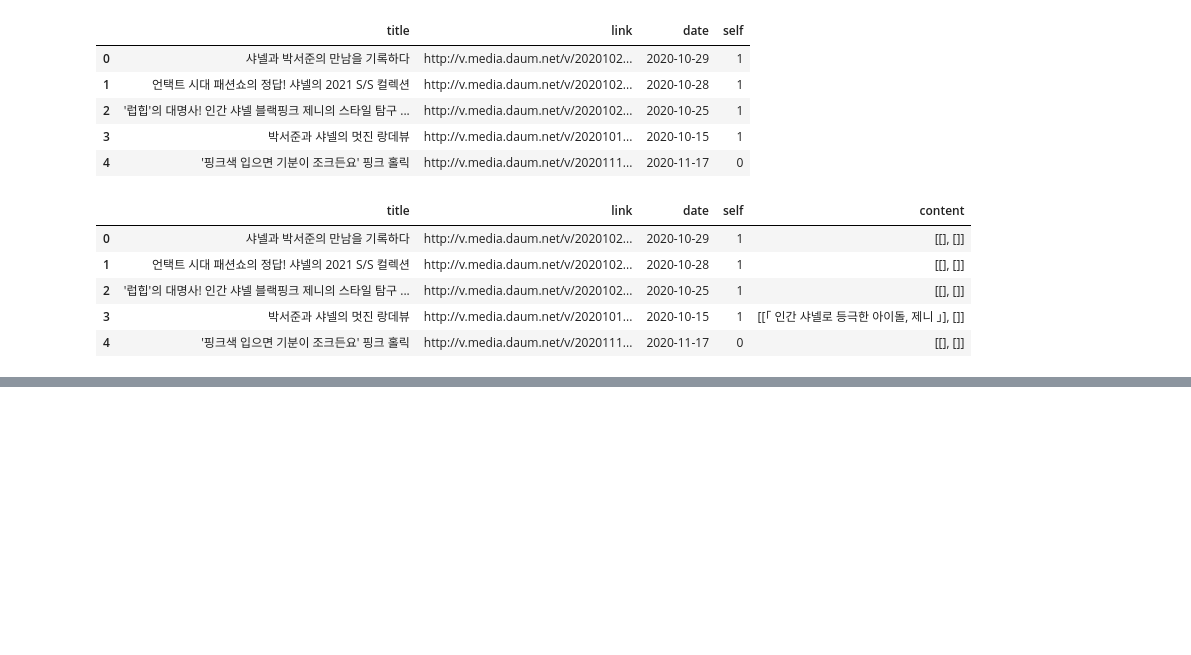
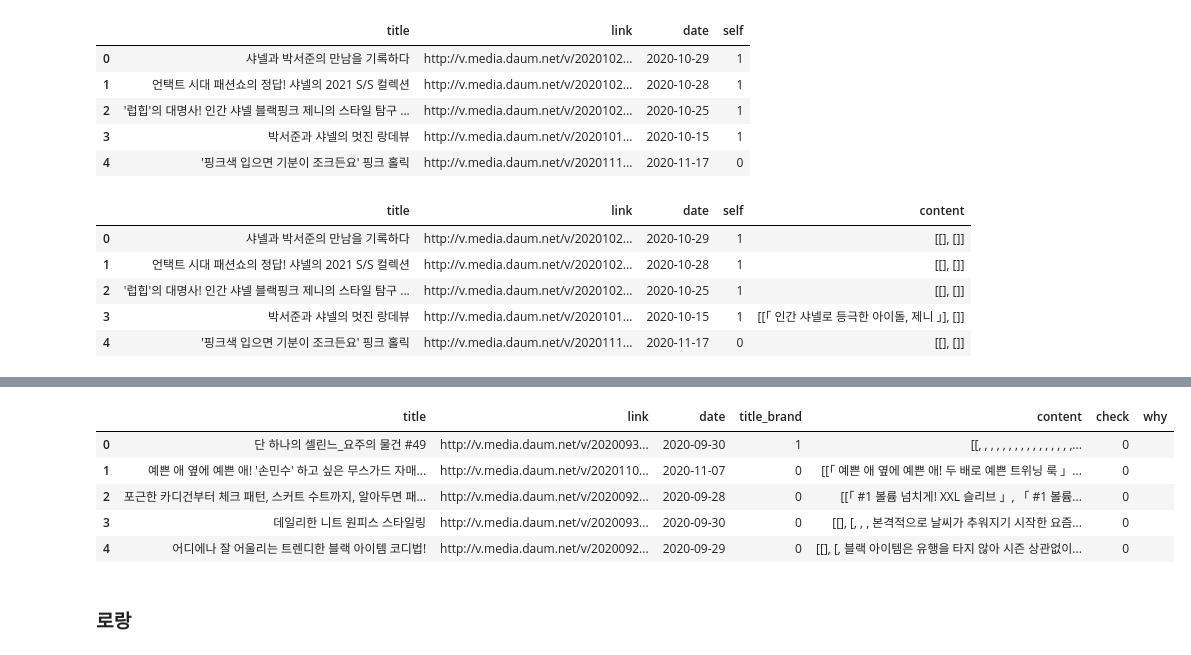
Before and after one commit to sujin29/blande, a Jupyter notebook: crawling_daum.ipynb, the cells around one changed output, grey strips where cells are left out. Saved outputs shown, nothing was run; the diff lists cells and outputs as text; code cells hidden in the pictures; blank space fills up the shorter version.

```diff
--- a/crawling_daum.ipynb
+++ b/crawling_daum.ipynb
@@ -964,0 +1173,9 @@ elle_chanel.head()
+# %%
+elle_celine.head()
+# %% [output]
+|  | title | link | date | title_brand | content | check | why |
+| 0 | 단 하나의 셀린느_요주의 물건 #49 | http://v.media.daum.net/v/2020093... | 2020-09-30 | 1 | [[, , , , , , , , , , , , , , , ,... | 0 |  |
+| 1 | 예쁜 애 옆에 예쁜 애! '손민수' 하고 싶은 무스가드 자매... | http://v.media.daum.net/v/2020110... | 2020-11-07 | 0 | [[「 예쁜 애 옆에 예쁜 애! 두 배로 예쁜 트위닝 룩 」... | 0 |  |
+| 2 | 포근한 카디건부터 체크 패턴, 스커트 수트까지, 알아두면 패... | http://v.media.daum.net/v/2020092... | 2020-09-28 | 0 | [[「 #1 볼륨 넘치게! XXL 슬리브 」, 「 #1 볼륨... | 0 |  |
+| 3 | 데일리한 니트 원피스 스타일링 | http://v.media.daum.net/v/2020093... | 2020-09-30 | 0 | [[], [, , , 본격적으로 날씨가 추워지기 시작한 요즘... | 0 |  |
+| 4 | 어디에나 잘 어울리는 트렌디한 블랙 아이템 코디법! | http://v.media.daum.net/v/2020092... | 2020-09-29 | 0 | [[], [, 블랙 아이템은 유행을 타지 않아 시즌 상관없이... | 0 |  |
@@ -964,0 +1184,2 @@ elle_chanel.head()
+# %% [markdown]
+### 로랑
```
Also changed, not shown: parts of 27 cells of this notebook.
